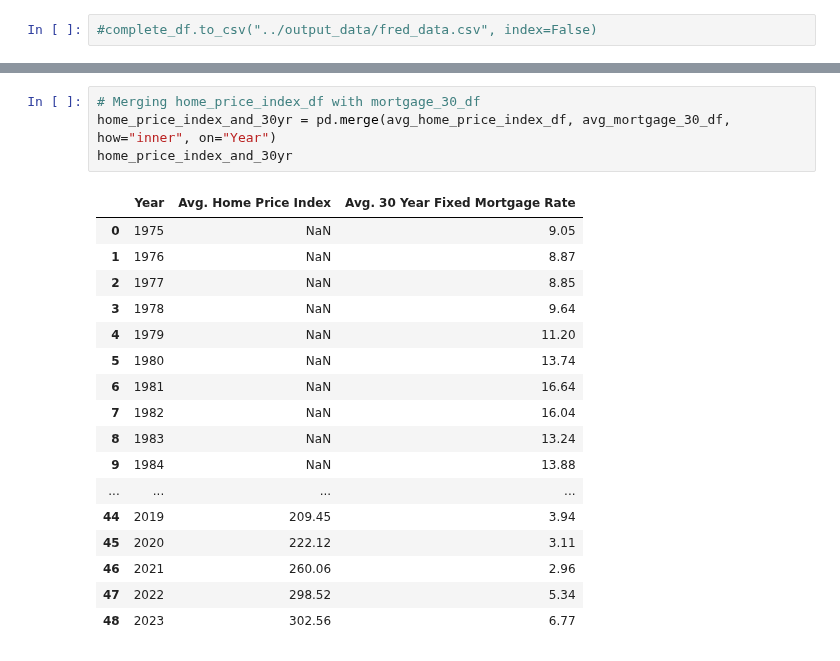
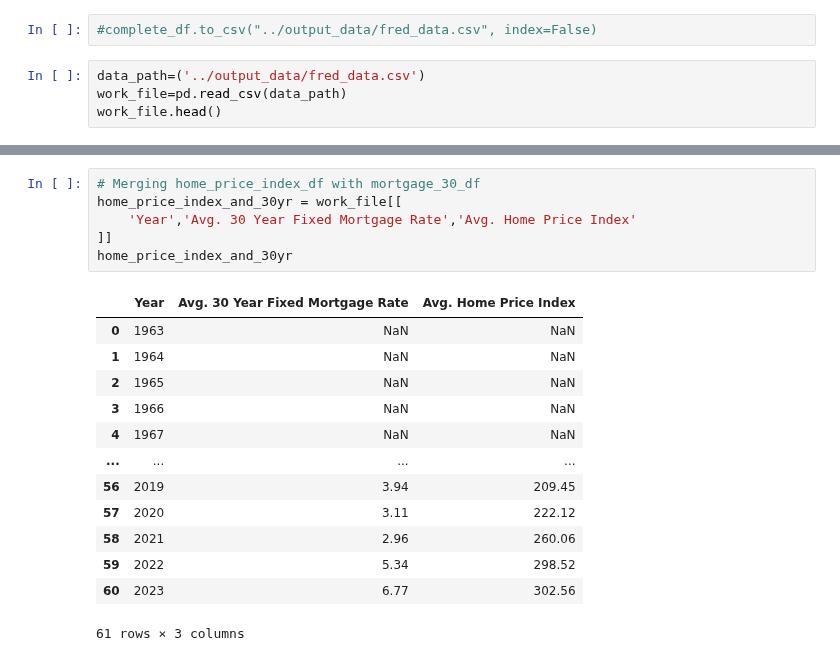
Before and after one commit to njlanger/Project1_Grp3, a Jupyter notebook: Neil/raw_fred_data.ipynb, the cells around one changed output, grey strips where cells are left out. Drawn from its saved outputs; the diff is of its cells as text.

```diff
--- a/Neil/raw_fred_data.ipynb
+++ b/Neil/raw_fred_data.ipynb
@@ -529,3 +532,7 @@ complete_df
 61 rows × 10 columns
 # %%
 #complete_df.to_csv("../output_data/fred_data.csv", index=False)
+# %%
+data_path=('../output_data/fred_data.csv')
+work_file=pd.read_csv(data_path)
+work_file.head()
@@ -532,23 +546,21 @@ complete_df
 # %%
 # Merging home_price_index_df with mortgage_30_df
-home_price_index_and_30yr = pd.merge(avg_home_price_index_df, avg_mortgage_30_df, how="inner", on="Year")
+home_price_index_and_30yr = work_file[[
+    'Year','Avg. 30 Year Fixed Mortgage Rate','Avg. Home Price Index'
+]]
 home_price_index_and_30yr
 # %% [output]
-|  | Year | Avg. Home Price Index | Avg. 30 Year Fixed Mortgage Rate |
-| 0 | 1975 | NaN | 9.05 |
-| 1 | 1976 | NaN | 8.87 |
-| 2 | 1977 | NaN | 8.85 |
-| 3 | 1978 | NaN | 9.64 |
-| 4 | 1979 | NaN | 11.20 |
-| 5 | 1980 | NaN | 13.74 |
-| 6 | 1981 | NaN | 16.64 |
-| 7 | 1982 | NaN | 16.04 |
-| 8 | 1983 | NaN | 13.24 |
-| 9 | 1984 | NaN | 13.88 |
+|  | Year | Avg. 30 Year Fixed Mortgage Rate | Avg. Home Price Index |
+| 0 | 1963 | NaN | NaN |
+| 1 | 1964 | NaN | NaN |
+| 2 | 1965 | NaN | NaN |
+| 3 | 1966 | NaN | NaN |
+| 4 | 1967 | NaN | NaN |
 | ... | ... | ... | ... |
-| 44 | 2019 | 209.45 | 3.94 |
-| 45 | 2020 | 222.12 | 3.11 |
-| 46 | 2021 | 260.06 | 2.96 |
-| 47 | 2022 | 298.52 | 5.34 |
-| 48 | 2023 | 302.56 | 6.77 |
+| 56 | 2019 | 3.94 | 209.45 |
+| 57 | 2020 | 3.11 | 222.12 |
+| 58 | 2021 | 2.96 | 260.06 |
+| 59 | 2022 | 5.34 | 298.52 |
+| 60 | 2023 | 6.77 | 302.56 |
+61 rows × 3 columns
 # %%
```
Also changed, not shown: parts of 11 cells of this notebook, 4 other files.
